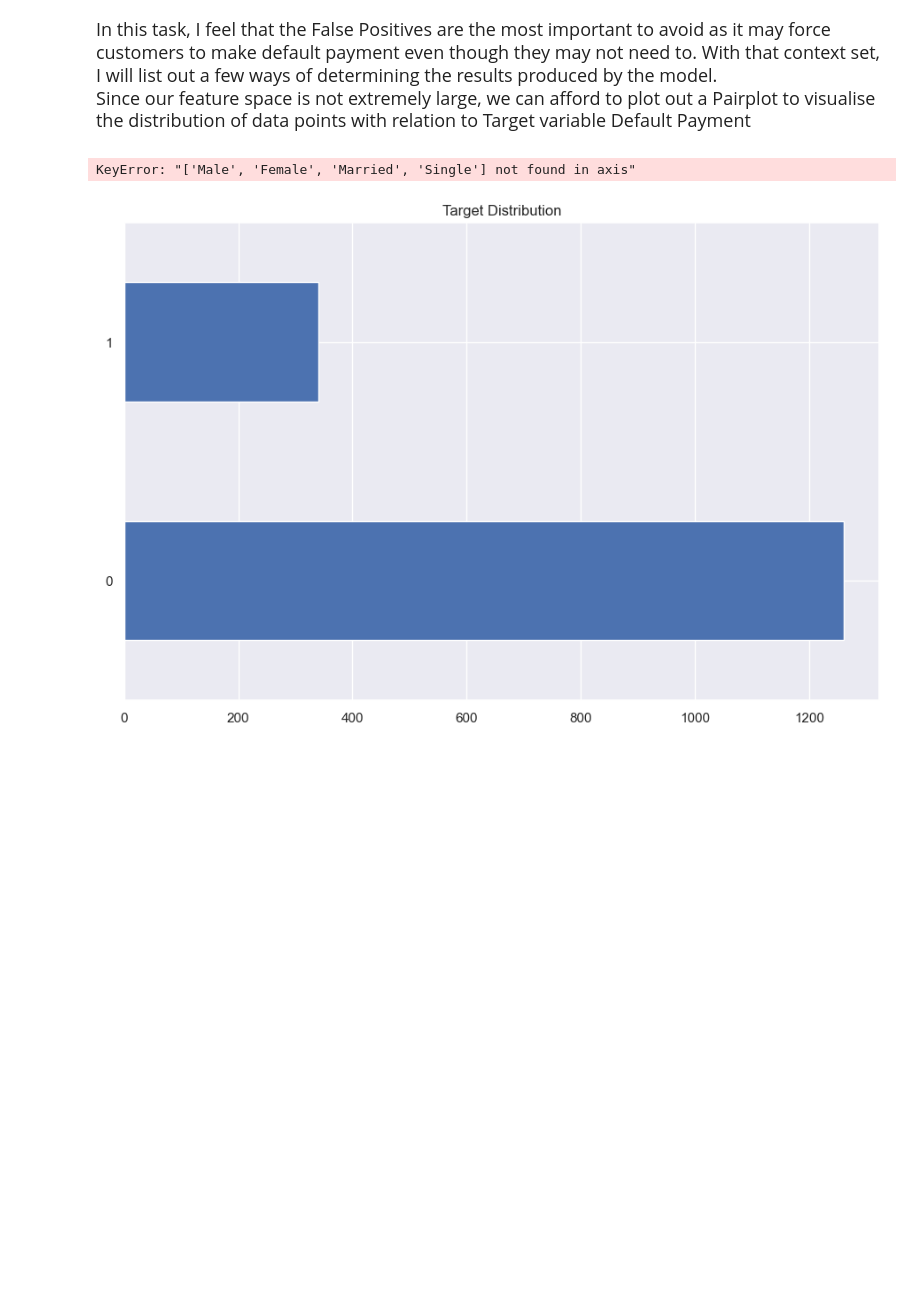
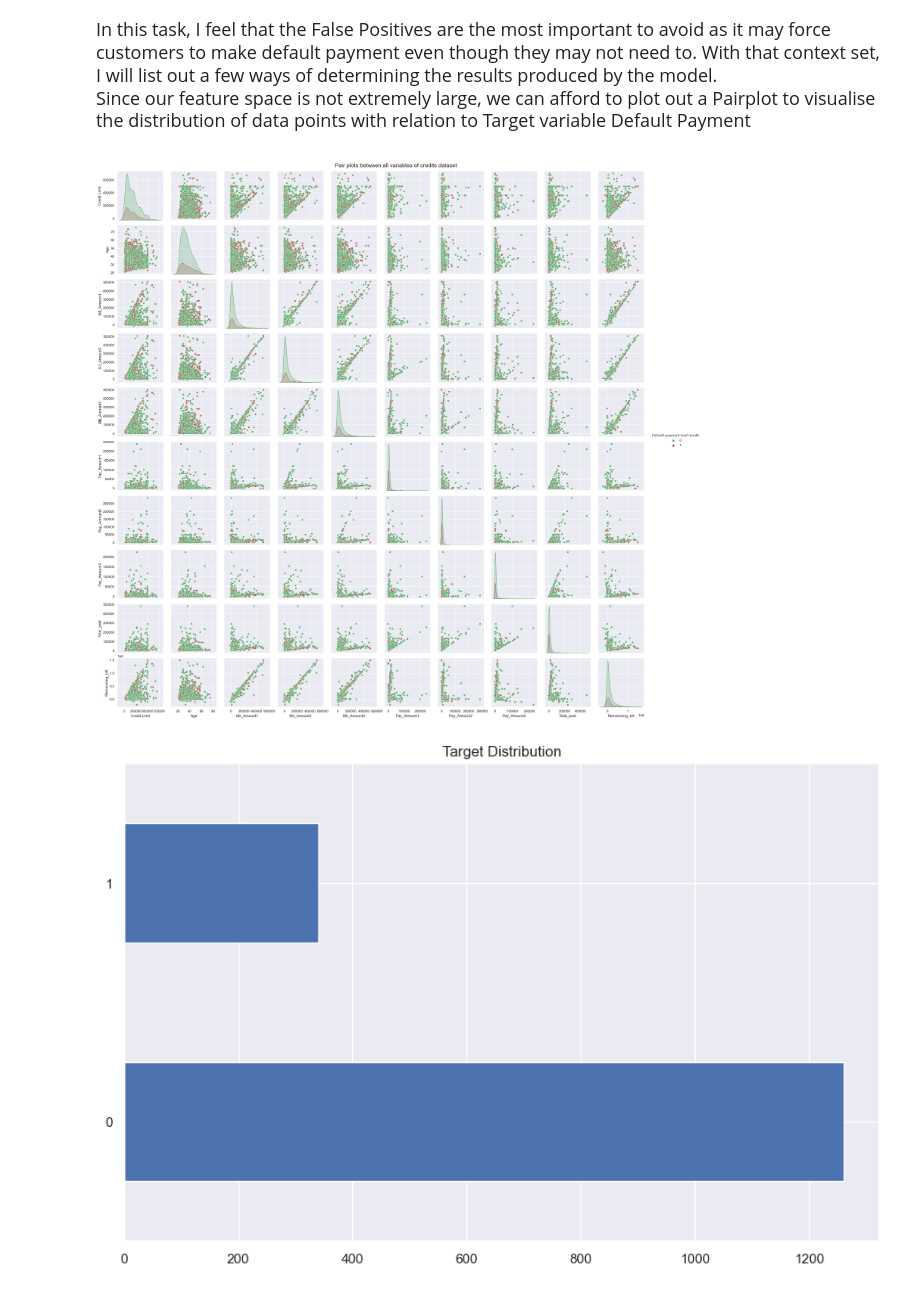
Before and after one commit to fwnriyx/poly, a Jupyter notebook: AI and Machine Learning/CA1/Classificiation/credits.ipynb, the cells around one changed output. Drawn from its saved outputs; the diff is of its cells as text; code cells hidden in the pictures; blank space fills up the shorter version.

```diff
--- a/AI and Machine Learning/CA1/Classificiation/credits.ipynb
+++ b/AI and Machine Learning/CA1/Classificiation/credits.ipynb
@@ -272,18 +272,18 @@ In this task, I feel that the False Positives are the most important to avoid as
 
 Since our feature space is not extremely large, we can afford to plot out a Pairplot to visualise the distribution of data points with relation to Target variable Default Payment
 # %%
-df_nom = df.drop(['Gender','Education','Marriage Status','Single'], axis=1)
+df_nom = df.drop(['Gender','Education','Marriage Status','Total_bill'], axis=1)
 
 g = sns.pairplot(
     df_nom,
     hue="Default payment next month",
     palette=["g", "r"],
     plot_kws=dict(alpha=0.9),
 )
 g.fig.suptitle("Pair plots between all variables of credits dataset", y=1.001, fontsize=18)
 plt.show()
 # %% [output]
-KeyError: "['Male', 'Female', 'Married', 'Single'] not found in axis"
+[figure, added]
 # %%
 ax = (
     df["Default payment next month"].value_counts().plot(kind="barh", title="Target Distribution")
```
Also changed, not shown: parts of 2 cells of this notebook.
